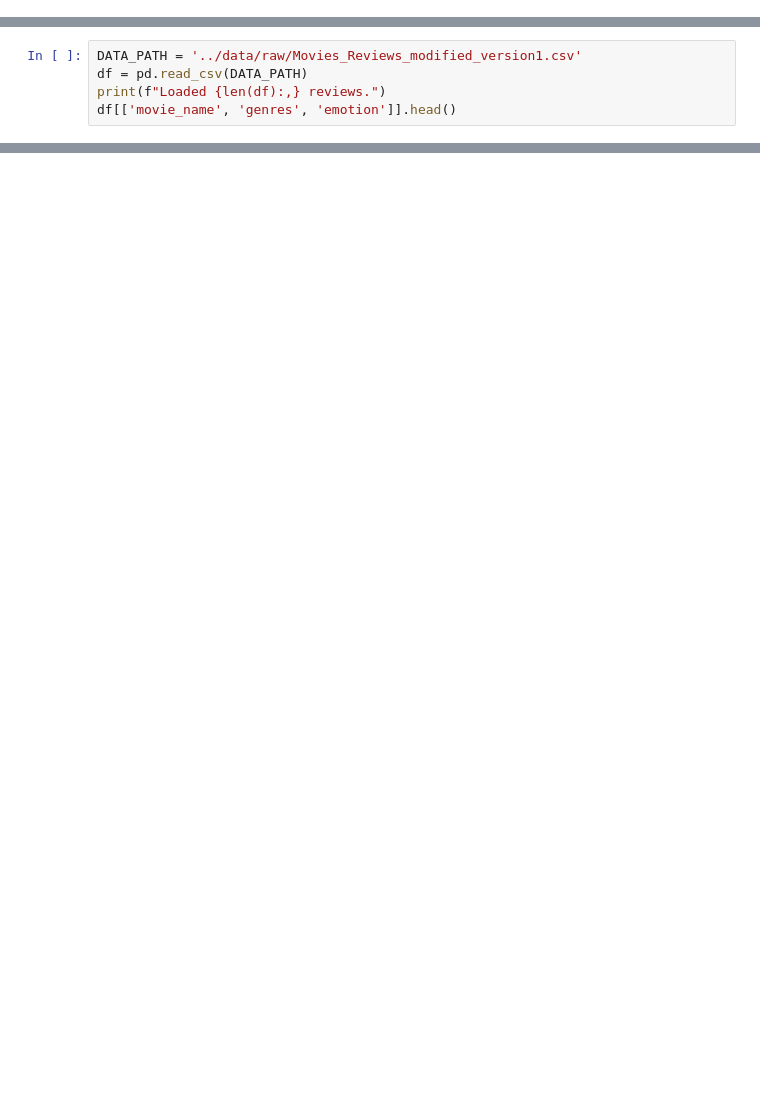
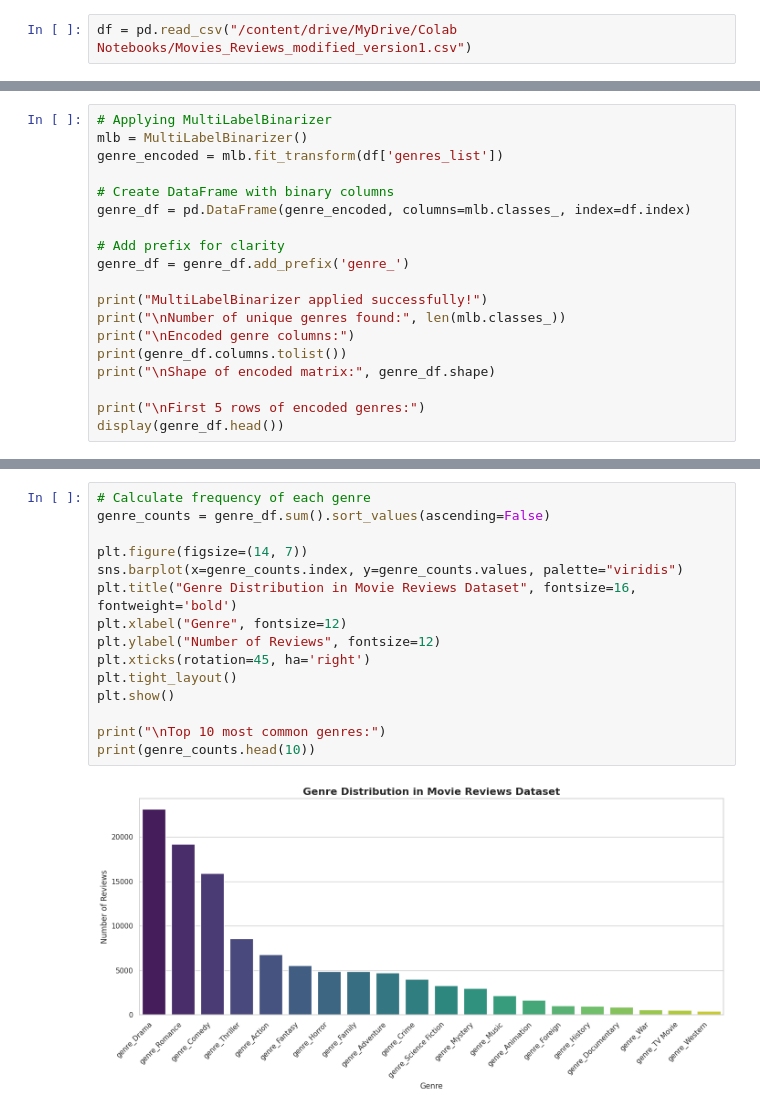
Before and after one commit to it25102877/IT2011-AIML-Project, a Jupyter notebook: notebooks/IT25102631_Preprocessing_GenreEncoding.ipynb, the cells around one changed output, grey strips where cells are left out. Drawn from its saved outputs; the diff is of its cells as text; blank space fills up the shorter version.

```diff
--- a/notebooks/IT25102631_Preprocessing_GenreEncoding.ipynb
+++ b/notebooks/IT25102631_Preprocessing_GenreEncoding.ipynb
@@ -15,0 +18,2 @@ The `genres` attribute provides crucial contextual metadata about each movie rev
+# %%
+df = pd.read_csv("/content/drive/MyDrive/Colab Notebooks/Movies_Reviews_modified_version1.csv")
@@ -29,5 +49,0 @@ sns.set_theme(style="whitegrid", palette="muted")
-# %%
-DATA_PATH = '../data/raw/Movies_Reviews_modified_version1.csv'
-df = pd.read_csv(DATA_PATH)
-print(f"Loaded {len(df):,} reviews.")
-df[['movie_name', 'genres', 'emotion']].head()
@@ -105,0 +102,19 @@ plt.show()
+# %%
+# Applying MultiLabelBinarizer
+mlb = MultiLabelBinarizer()
+genre_encoded = mlb.fit_transform(df['genres_list'])
+
+# Create DataFrame with binary columns
+genre_df = pd.DataFrame(genre_encoded, columns=mlb.classes_, index=df.index)
+
+# Add prefix for clarity
+genre_df = genre_df.add_prefix('genre_')
+
+print("MultiLabelBinarizer applied successfully!")
+print("\nNumber of unique genres found:", len(mlb.classes_))
+print("\nEncoded genre columns:")
+print(genre_df.columns.tolist())
+print("\nShape of encoded matrix:", genre_df.shape)
+
+print("\nFirst 5 rows of encoded genres:")
+display(genre_df.head())
@@ -105,0 +147,17 @@ plt.show()
+# %%
+# Calculate frequency of each genre
+genre_counts = genre_df.sum().sort_values(ascending=False)
+
+plt.figure(figsize=(14, 7))
+sns.barplot(x=genre_counts.index, y=genre_counts.values, palette="viridis")
+plt.title("Genre Distribution in Movie Reviews Dataset", fontsize=16, fontweight='bold')
+plt.xlabel("Genre", fontsize=12)
+plt.ylabel("Number of Reviews", fontsize=12)
+plt.xticks(rotation=45, ha='right')
+plt.tight_layout()
+plt.show()
+
+print("\nTop 10 most common genres:")
+print(genre_counts.head(10))
+# %% [output]
+[figure, added]
```
Also changed, not shown: parts of 21 cells of this notebook.
